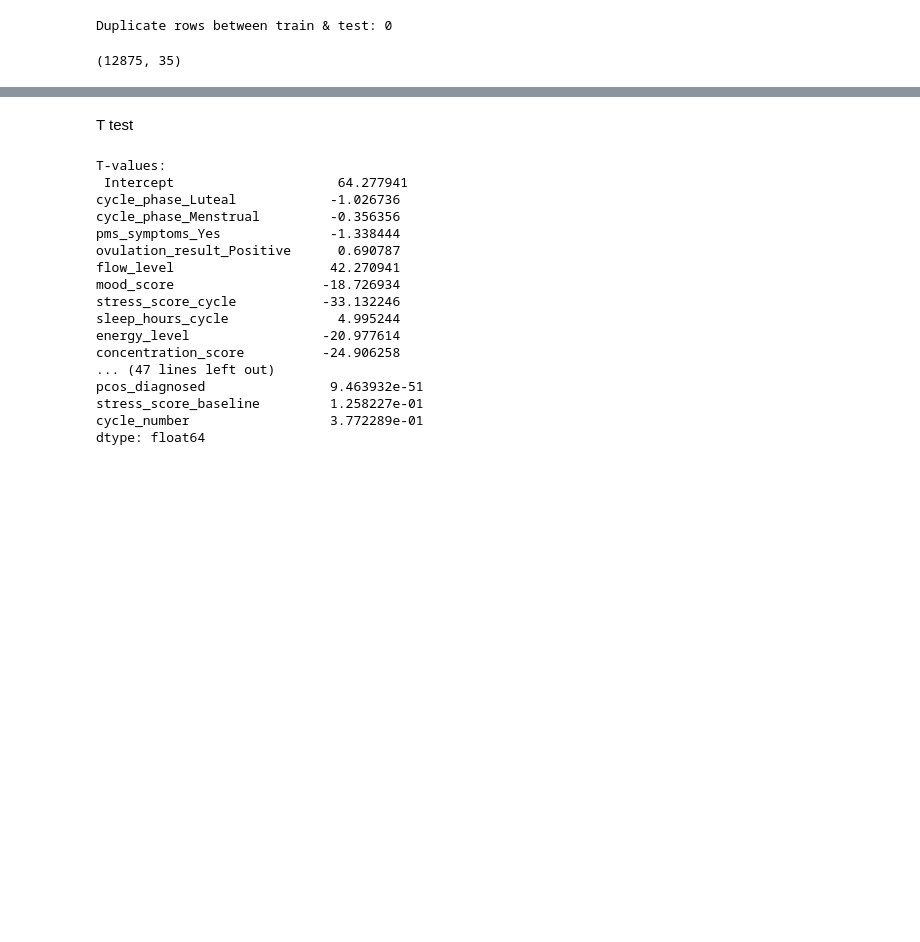
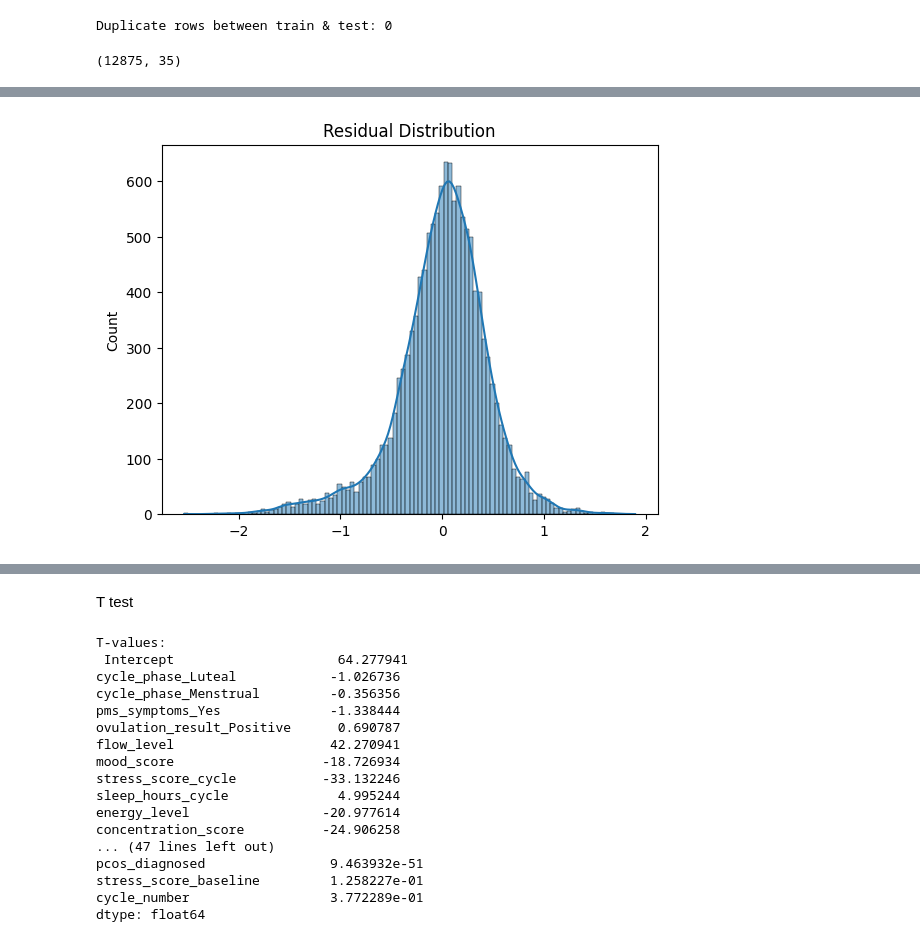
Before and after one commit to Parasshirishvaidya/regression-for-menstrual-pain, a Jupyter notebook: Notebooks/model_training_fe.ipynb, the cells around one changed output, grey strips where cells are left out. Cells and saved outputs as stored; diff of their text form; code cells hidden in the pictures; blank space fills up the shorter version.

```diff
--- a/Notebooks/model_training_fe.ipynb
+++ b/Notebooks/model_training_fe.ipynb
@@ -469,0 +565,10 @@ strong multicollinearity or other numerical problems.
+# %%
+# Histogram of Residuals
+
+import seaborn as sns
+
+sns.histplot(residuals, kde=True)
+plt.title("Residual Distribution")
+plt.show()
+# %% [output]
+[figure, added]
```
Also changed, not shown: parts of 15 cells of this notebook.
